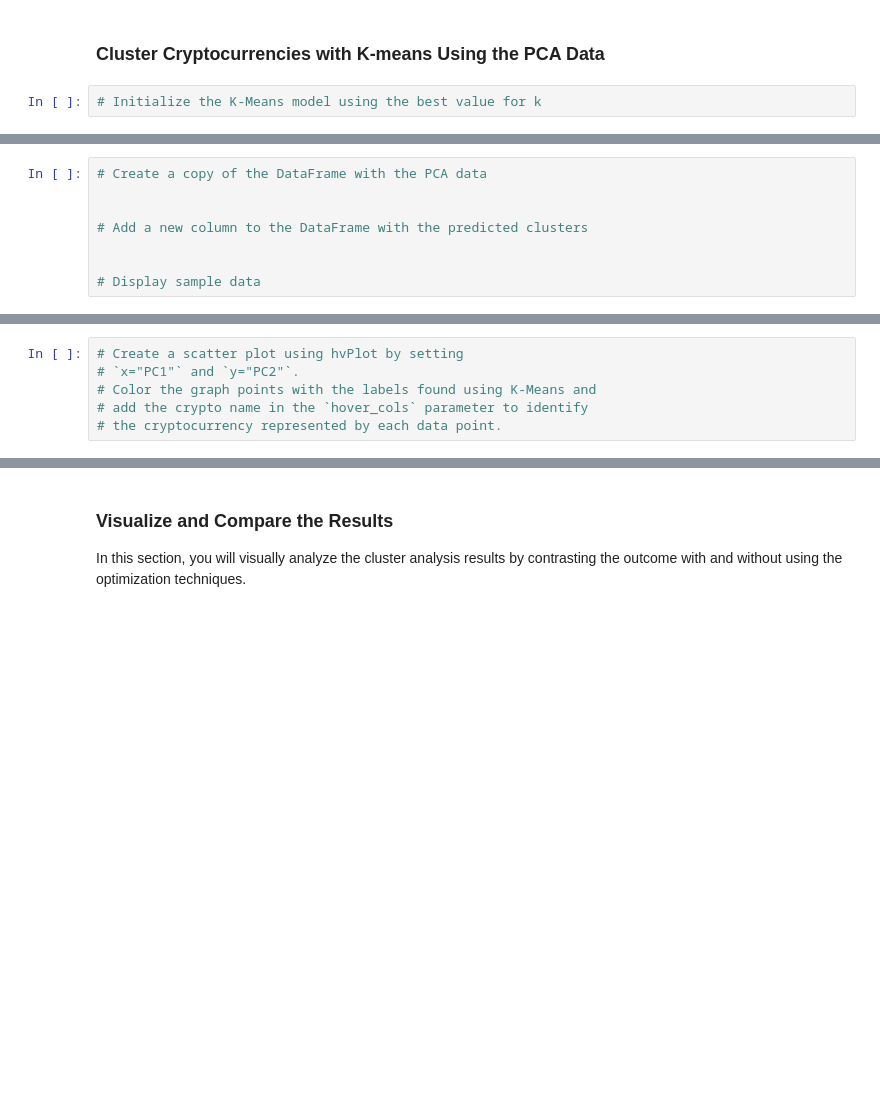
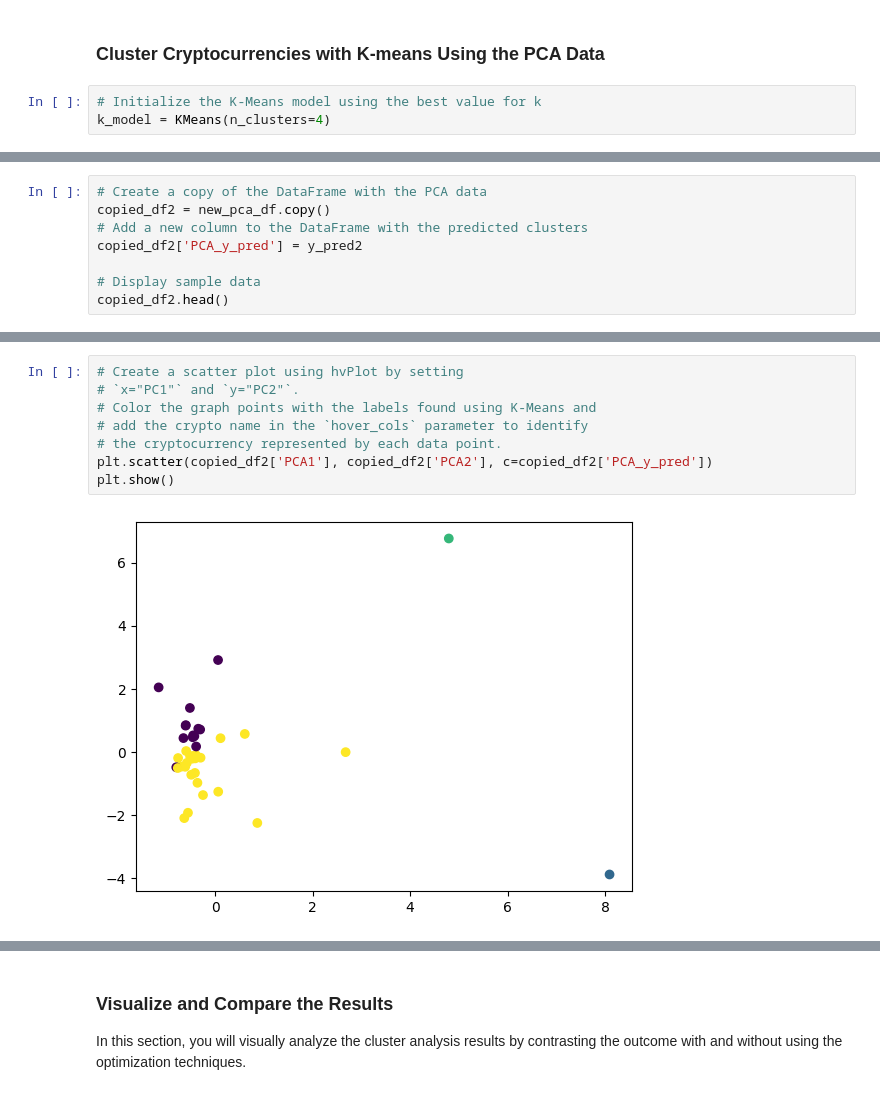
Before and after one commit to peggz19/CryptoClustering, a Jupyter notebook: Crypto_Clustering.ipynb, the cells around one changed output, grey strips where cells are left out. Drawn from its saved outputs; the diff is of its cells as text; blank space fills up the shorter version.

```diff
--- a/Crypto_Clustering.ipynb
+++ b/Crypto_Clustering.ipynb
@@ -245,5 +260,6 @@ new_pca_df.head()
 ### Cluster Cryptocurrencies with K-means Using the PCA Data
 # %%
 # Initialize the K-Means model using the best value for k
+k_model = KMeans(n_clusters=4)
 # %%
 # Fit the K-Means model using the PCA data
@@ -254,8 +278,8 @@ new_pca_df.head()
 # %%
 # Create a copy of the DataFrame with the PCA data
-
-
+copied_df2 = new_pca_df.copy()
 # Add a new column to the DataFrame with the predicted clusters
-
+copied_df2['PCA_y_pred'] = y_pred2
 
 # Display sample data
+copied_df2.head()
@@ -262,6 +294,10 @@ new_pca_df.head()
 # %%
 # Create a scatter plot using hvPlot by setting
 # `x="PC1"` and `y="PC2"`.
 # Color the graph points with the labels found using K-Means and
 # add the crypto name in the `hover_cols` parameter to identify
 # the cryptocurrency represented by each data point.
+plt.scatter(copied_df2['PCA1'], copied_df2['PCA2'], c=copied_df2['PCA_y_pred'])
+plt.show()
+# %% [output]
+[figure, added]
```
Also changed, not shown: parts of 11 cells of this notebook.
